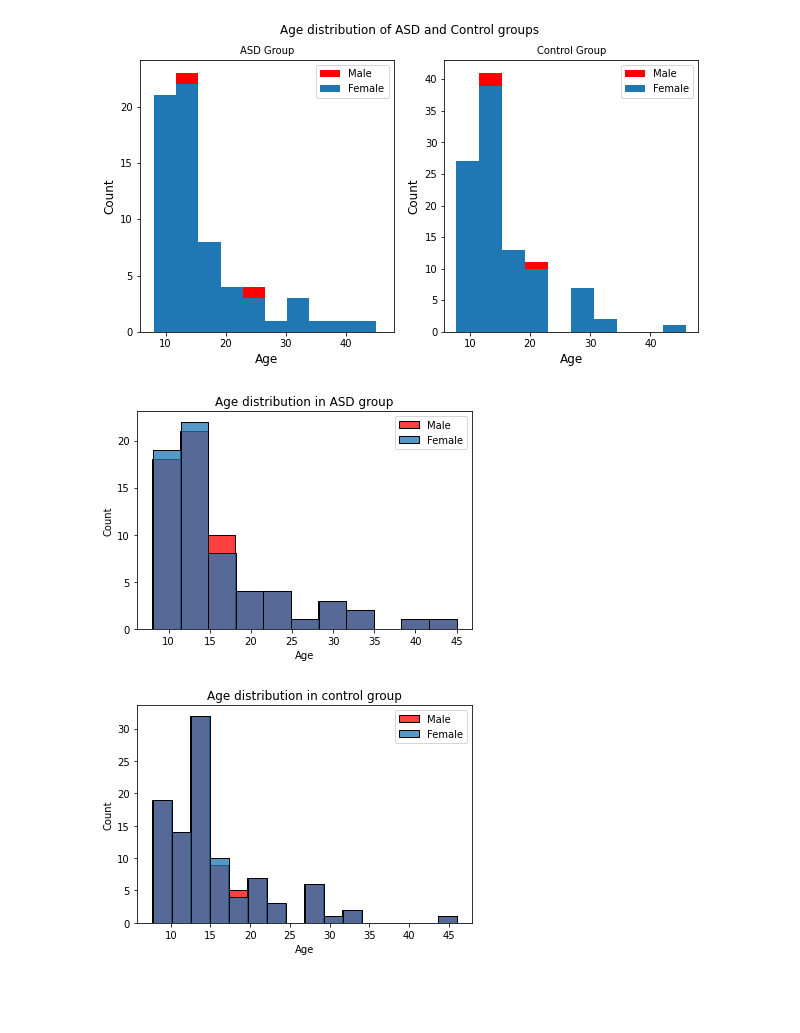
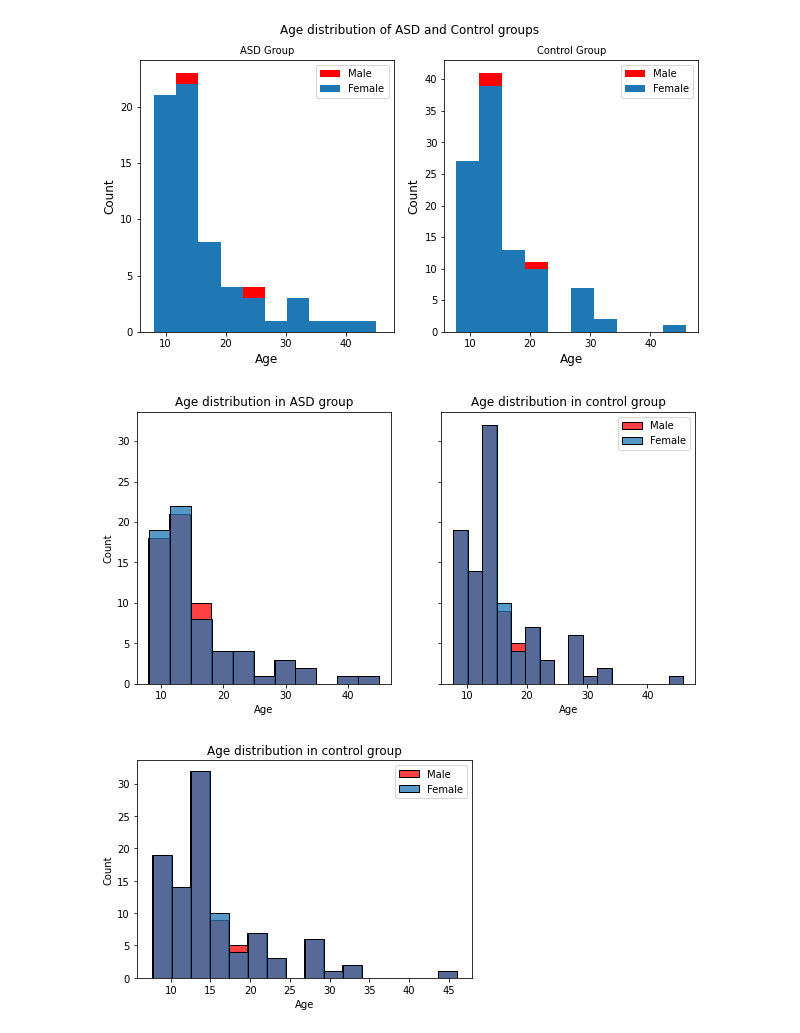
Before and after one commit to M-earnest/Neurocognitive_Psychology, a Jupyter notebook: Code/Data_organisation.ipynb, the cells around one changed output. Cells and saved outputs as stored; diff of their text form; code cells hidden in the pictures; blank space fills up the shorter version.

```diff
--- a/Code/Data_organisation.ipynb
+++ b/Code/Data_organisation.ipynb
@@ -287,16 +287,26 @@ axes[1].legend(labels=['Male', 'Female'])
 # %% [output]
 <matplotlib.legend.Legend at 0x...>
 [figure]
-# %%
-sns.histplot(selected_male_age_asd, color='red')
-sns.histplot(selected_female_age_asd)
-plt.xlabel('Age')
-plt.title('Age distribution in ASD group')
-plt.legend(labels=['Male', 'Female'])
-
-plt.show()
-# %% [output]
-[figure, removed]
+# %%
+import seaborn as sns
+
+fig, axes = plt.subplots(1, 2, sharey=True, figsize=(10,5))
+
+sns.histplot(selected_male_age_asd, color='red', ax=axes[0])
+sns.histplot(selected_female_age_asd, ax=axes[0])
+axes[0].set_xlabel('Age')
+axes[0].set_title('Age distribution in ASD group')
+
+sns.histplot(selected_male_age_control, color='red', ax=axes[1])
+sns.histplot(selected_female_age_control, ax=axes[1])
+axes[1].set_xlabel('Age')
+axes[1].set_title('Age distribution in control group')
+
+plt.legend(labels=['Male', 'Female'])
+
+plt.show()
+# %% [output]
+[figure, added]
 # %%
 sns.histplot(selected_male_age_control, color='red')
 sns.histplot(selected_female_age_control)
```
Also changed, not shown: parts of 34 cells of this notebook.
